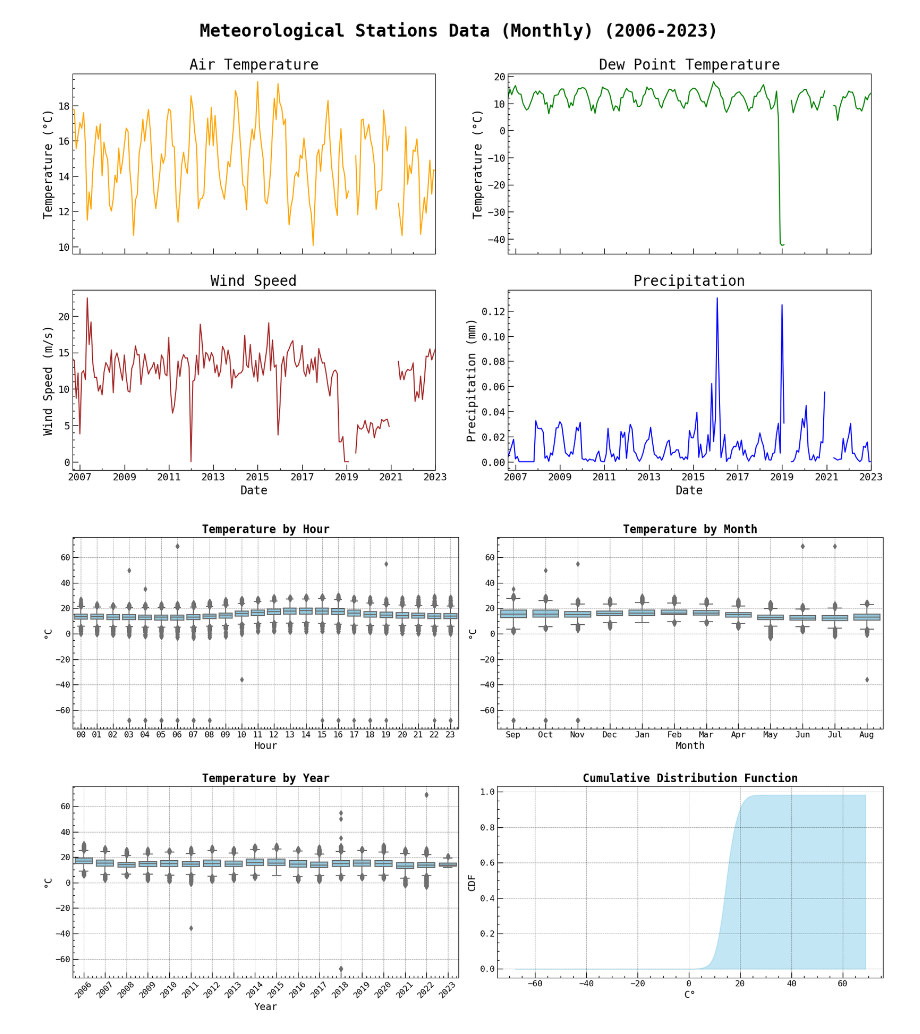
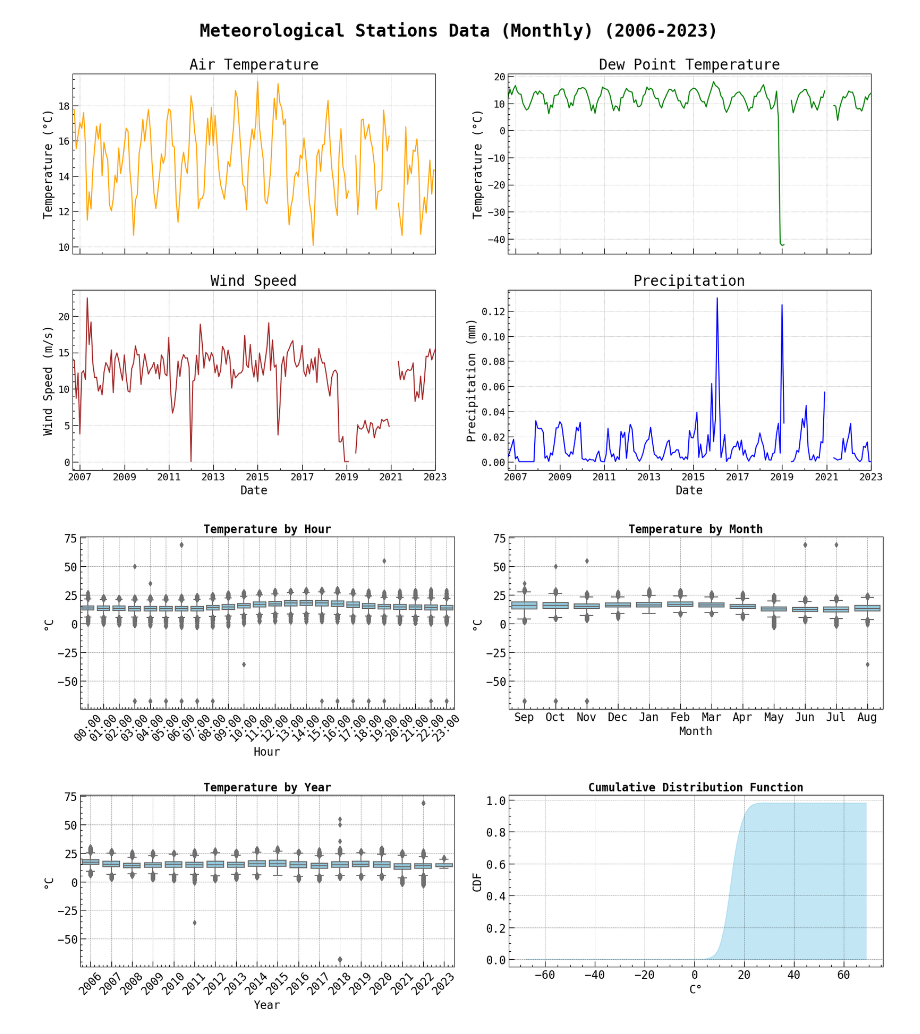
Before and after one commit to killatc/GSST-daytime-sky-quality, a Jupyter notebook: src/Meteorological_Analysis.ipynb, the cells around one changed output. Saved outputs shown, nothing was run; the diff lists cells and outputs as text; code cells hidden in the pictures.

```diff
--- a/src/Meteorological_Analysis.ipynb
+++ b/src/Meteorological_Analysis.ipynb
@@ -176,6 +176,9 @@ plt.rcParams['grid.linestyle'] = ':'
 plt.rcParams['grid.linewidth'] = 0.5
 plt.rcParams['xtick.direction'] = 'in'
 plt.rcParams['ytick.direction'] = 'in'
+# adding grid
+plt.rcParams['axes.grid'] = True
+plt.rcParams['grid.alpha'] = 0.5
 # %%
 fig, axs = plt.subplots(2, 2, figsize=(20, 10), sharex=True, facecolor='w')
 
@@ -263,49 +269,52 @@ data_var['year'] = data_var.index.year
 ax = axs[0][0]
 sns.boxplot(x='hour', y='Temperature', data=data_var, ax=ax, color='skyblue')
 ax.set_title("Temperature by Hour", fontsize=16, fontweight='bold')
-ax.tick_params(axis='both', labelsize=12)
-ax.set_ylabel('°C', fontsize=14)
-ax.set_xlabel("Hour", fontsize=14)
+ax.tick_params(axis='both', labelsize=16)
+# change hour to format 00:00
+ax.set_xticklabels([f"{str(hour).zfill(2)}:00" for hour in range(24)], rotation=45)
+ax.set_ylabel('°C', fontsize=16)
+ax.set_xlabel("Hour", fontsize=16)
 # add two levels of grid lines
 ax.grid(ls="--", alpha=0.5)
 
 
 ax = axs[0][1]
 sns.boxplot(x='month', y='Temperature', data=data_var, ax=ax, color='skyblue')
 ax.set_title("Temperature by Month", fontsize=16, fontweight='bold')
-ax.tick_params(axis='both', labelsize=12)
-ax.set_ylabel('°C', fontsize=14)
-ax.set_xlabel("Month", fontsize=14)
+ax.tick_params(axis='both', labelsize=16)
+ax.set_ylabel('°C', fontsize=16)
+ax.set_xlabel("Month", fontsize=16)
 ax.grid(ls="--", alpha=0.5)
 
 
 ax = axs[1][0]
 sns.boxplot(x='year', y='Temperature', data=data_var, ax=ax, color='skyblue')
 ax.set_title("Temperature by Year", fontsize=16, fontweight='bold')
 # rotation of xticklabels
 ax.set_xticklabels(ax.get_xticklabels(), rotation=45)
-ax.tick_params(axis='both', labelsize=12)
-ax.set_ylabel('°C', fontsize=14)
-ax.set_xlabel("Year", fontsize=14)
+ax.tick_params(axis='both', labelsize=16)
+ax.set_ylabel('°C', fontsize=16)
+ax.set_xlabel("Year", fontsize=16)
 ax.grid(ls="--", alpha=0.5)
 
 # cumulative distribution function
 ax = axs[1][1]
 values = np.sort(data_var['Temperature'].values)
 cdf = np.arange(1, len(values)+1) / len(values)
 ax.fill_between(values, cdf, color='skyblue', alpha=0.5)
 ax.set_title("Cumulative Distribution Function", fontsize=16, fontweight='bold')
-ax.tick_params(axis='both', labelsize=12)
-ax.set_ylabel('CDF', fontsize=14)
-ax.set_xlabel("C°", fontsize=14)
+ax.tick_params(axis='both', labelsize=16)
+ax.set_ylabel('CDF', fontsize=16)
+ax.set_xlabel("C°", fontsize=16)
 ax.grid(ls="--", alpha=0.5)
 
 plt.tight_layout()
-plt.subplots_adjust(hspace=0.3)
+plt.subplots_adjust(hspace=0.5)
 
-plt.savefig("../images/weather_station_temperature_boxplot.png", dpi=100, bbox_inches='tight', pad_inches=0.1)
+plt.savefig("../images/weather_station_temperature_boxplot.png", dpi=72, bbox_inches='tight', pad_inches=0.1)
+plt.savefig("../images/weather_station_temperature_boxplot.png", dpi=150, bbox_inches='tight', pad_inches=0.1)
 # %% [output]
-[figure, old version]
+[figure, new version]
 # %%
 fig, axs = plt.subplots(2, 2, figsize=(17, 10), facecolor='w')
 
```
Also changed, not shown: parts of 5 cells of this notebook, 11 other files.
